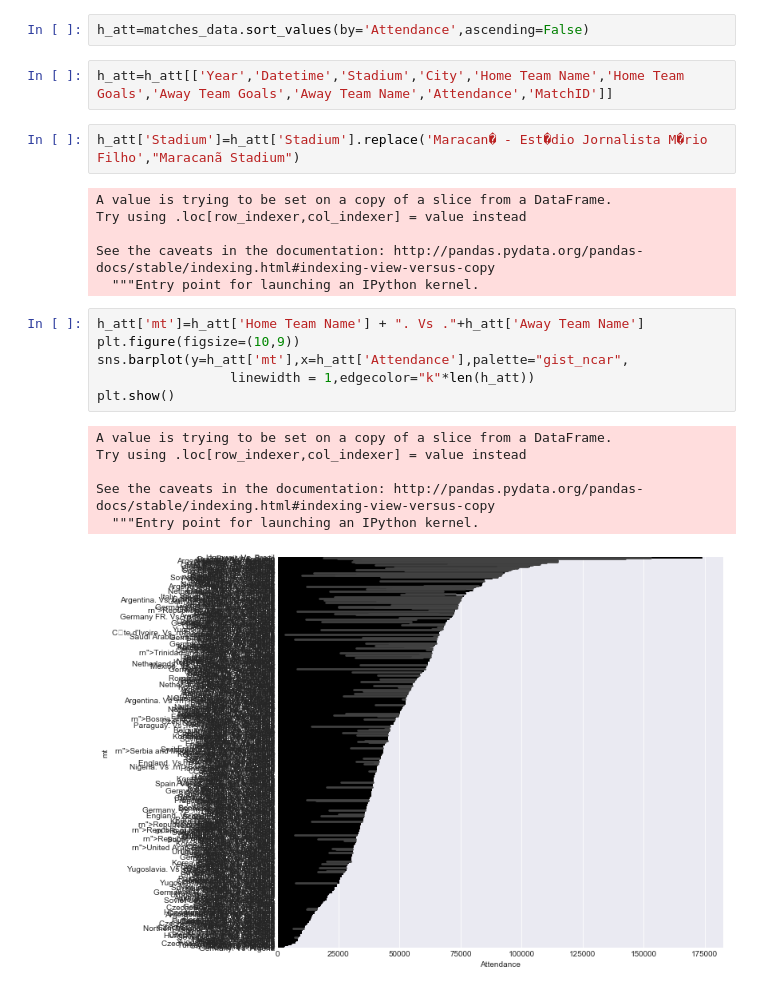
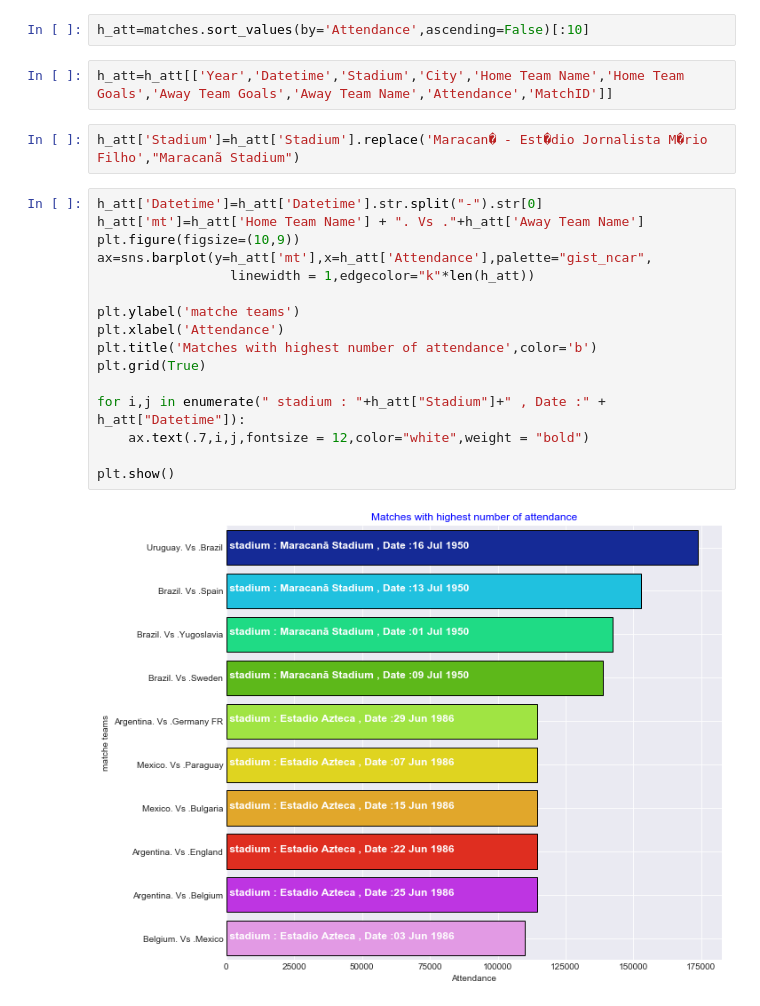
Before and after one commit to innovator-arjun/FIFA-World-Cup-Prediction, a Jupyter notebook: FIFA World Cup Predicition.ipynb, the cells around one changed output. Saved outputs shown, nothing was run; the diff lists cells and outputs as text.

```diff
--- a/FIFA World Cup Predicition.ipynb
+++ b/FIFA World Cup Predicition.ipynb
@@ -128,27 +128,26 @@ plt.title('Qualified Teams by year')
 Text(0.5,1,'Qualified Teams by year')
 [figure]
 # %%
-h_att=matches_data.sort_values(by='Attendance',ascending=False)
+h_att=matches.sort_values(by='Attendance',ascending=False)[:10]
 # %%
 h_att=h_att[['Year','Datetime','Stadium','City','Home Team Name','Home Team Goals','Away Team Goals','Away Team Name','Attendance','MatchID']]
 # %%
 h_att['Stadium']=h_att['Stadium'].replace('Maracan� - Est�dio Jornalista M�rio Filho',"Maracanã Stadium")
-# %% [output]
-A value is trying to be set on a copy of a slice from a DataFrame.
-Try using .loc[row_indexer,col_indexer] = value instead
-
-See the caveats in the documentation: http://pandas.pydata.org/pandas-docs/stable/indexing.html#indexing-view-versus-copy
-  """Entry point for launching an IPython kernel.
 # %%
+h_att['Datetime']=h_att['Datetime'].str.split("-").str[0]
 h_att['mt']=h_att['Home Team Name'] + ". Vs ."+h_att['Away Team Name']
 plt.figure(figsize=(10,9))
-sns.barplot(y=h_att['mt'],x=h_att['Attendance'],palette="gist_ncar",
+ax=sns.barplot(y=h_att['mt'],x=h_att['Attendance'],palette="gist_ncar",
                  linewidth = 1,edgecolor="k"*len(h_att))
+
+plt.ylabel('matche teams')
+plt.xlabel('Attendance')
+plt.title('Matches with highest number of attendance',color='b')
+plt.grid(True)
+
+for i,j in enumerate(" stadium : "+h_att["Stadium"]+" , Date :" + h_att["Datetime"]):
+    ax.text(.7,i,j,fontsize = 12,color="white",weight = "bold")
+
 plt.show()
 # %% [output]
-A value is trying to be set on a copy of a slice from a DataFrame.
-Try using .loc[row_indexer,col_indexer] = value instead
-
-See the caveats in the documentation: http://pandas.pydata.org/pandas-docs/stable/indexing.html#indexing-view-versus-copy
-  """Entry point for launching an IPython kernel.
-[figure, old version]
+[figure, new version]
```
Also changed, not shown: parts of 3 cells of this notebook.
